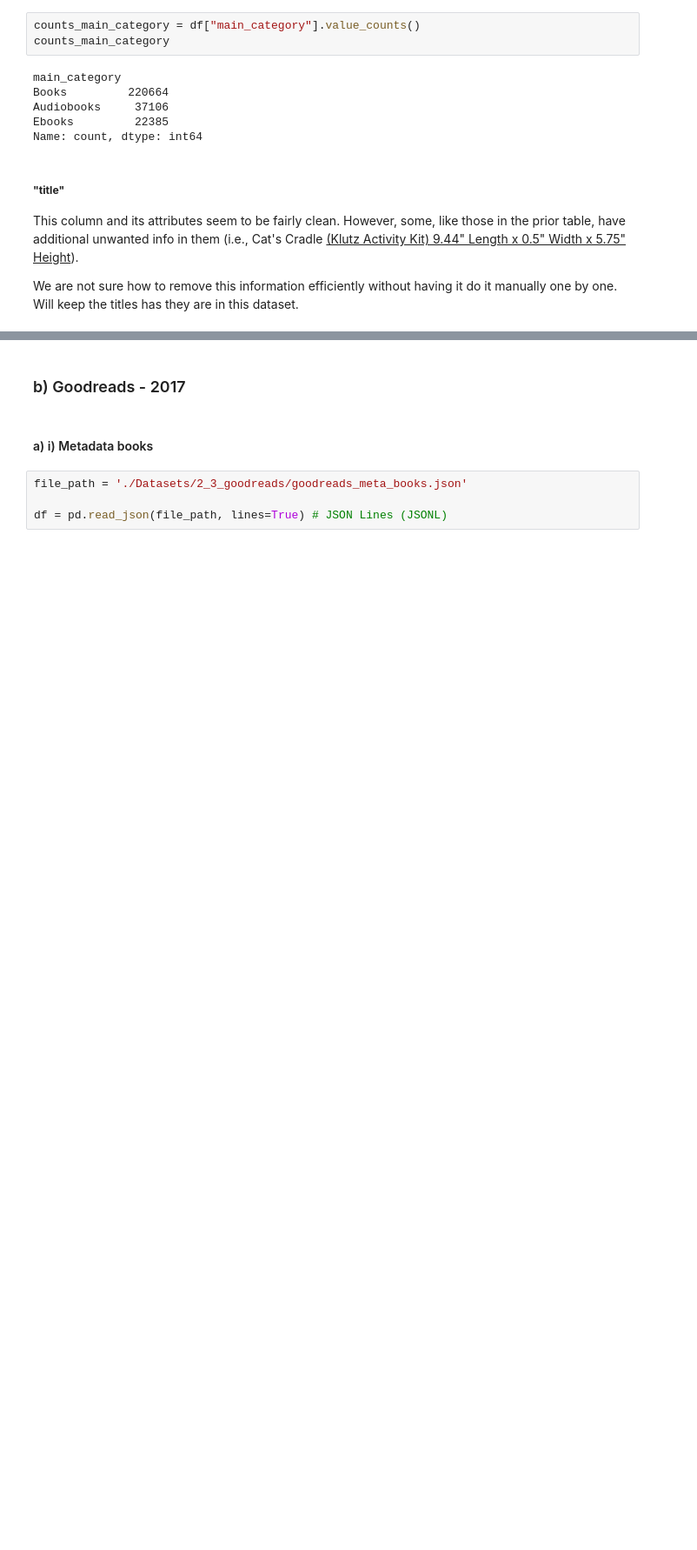
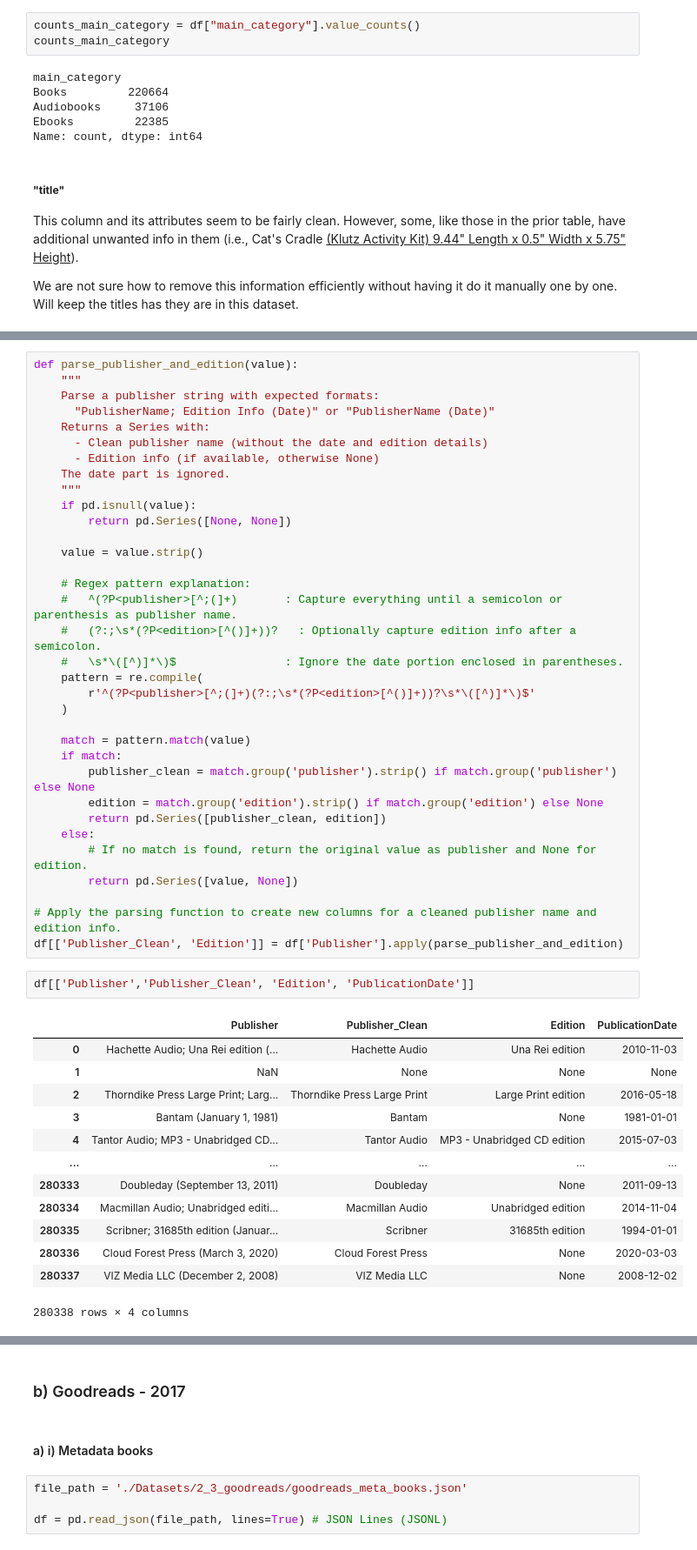
Before and after one commit to ijustsnapped/IPAI, a Jupyter notebook: Project_Raw.ipynb, the cells around one changed output, grey strips where cells are left out. Shown at 87% size. Drawn from its saved outputs; the diff is of its cells as text; blank space fills up the shorter version.

```diff
--- a/Project_Raw.ipynb
+++ b/Project_Raw.ipynb
@@ -1629,0 +1966,50 @@ KeyboardInterrupt:
+# %%
+def parse_publisher_and_edition(value):
+    """
+    Parse a publisher string with expected formats:
+      "PublisherName; Edition Info (Date)" or "PublisherName (Date)"
+    Returns a Series with:
+      - Clean publisher name (without the date and edition details)
+      - Edition info (if available, otherwise None)
+    The date part is ignored.
+    """
+    if pd.isnull(value):
+        return pd.Series([None, None])
+
+    value = value.strip()
+
+    # Regex pattern explanation:
+    #   ^(?P<publisher>[^;(]+)       : Capture everything until a semicolon or parenthesis as publisher name.
+    #   (?:;\s*(?P<edition>[^()]+))?   : Optionally capture edition info after a semicolon.
+    #   \s*\([^)]*\)$                : Ignore the date portion enclosed in parentheses.
+    pattern = re.compile(
+        r'^(?P<publisher>[^;(]+)(?:;\s*(?P<edition>[^()]+))?\s*\([^)]*\)$'
+    )
+
+    match = pattern.match(value)
+    if match:
+        publisher_clean = match.group('publisher').strip() if match.group('publisher') else None
+        edition = match.group('edition').strip() if match.group('edition') else None
+        return pd.Series([publisher_clean, edition])
+    else:
+        # If no match is found, return the original value as publisher and None for edition.
+        return pd.Series([value, None])
+
+# Apply the parsing function to create new columns for a cleaned publisher name and edition info.
+df[['Publisher_Clean', 'Edition']] = df['Publisher'].apply(parse_publisher_and_edition)
+# %%
+df[['Publisher','Publisher_Clean', 'Edition', 'PublicationDate']]
+# %% [output]
+|  | Publisher | Publisher_Clean | Edition | PublicationDate |
+| 0 | Hachette Audio; Una Rei edition (... | Hachette Audio | Una Rei edition | 2010-11-03 |
+| 1 | NaN | None | None | None |
+| 2 | Thorndike Press Large Print; Larg... | Thorndike Press Large Print | Large Print edition | 2016-05-18 |
+| 3 | Bantam (January 1, 1981) | Bantam | None | 1981-01-01 |
+| 4 | Tantor Audio; MP3 - Unabridged CD... | Tantor Audio | MP3 - Unabridged CD edition | 2015-07-03 |
+| ... | ... | ... | ... | ... |
+| 280333 | Doubleday (September 13, 2011) | Doubleday | None | 2011-09-13 |
+| 280334 | Macmillan Audio; Unabridged editi... | Macmillan Audio | Unabridged edition | 2014-11-04 |
+| 280335 | Scribner; 31685th edition (Januar... | Scribner | 31685th edition | 1994-01-01 |
+| 280336 | Cloud Forest Press (March 3, 2020) | Cloud Forest Press | None | 2020-03-03 |
+| 280337 | VIZ Media LLC (December 2, 2008) | VIZ Media LLC | None | 2008-12-02 |
+280338 rows × 4 columns
```
Also changed, not shown: parts of 82 cells of this notebook.
